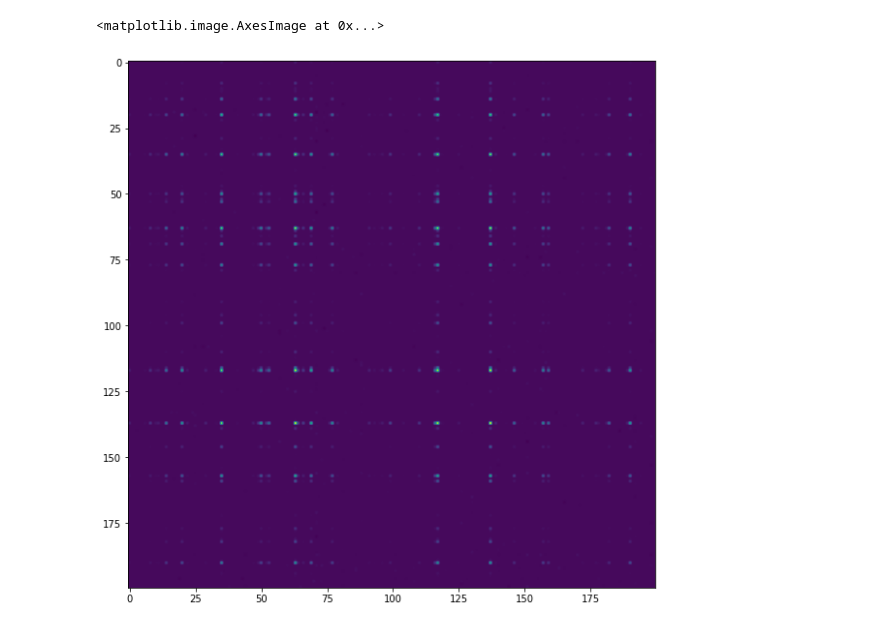
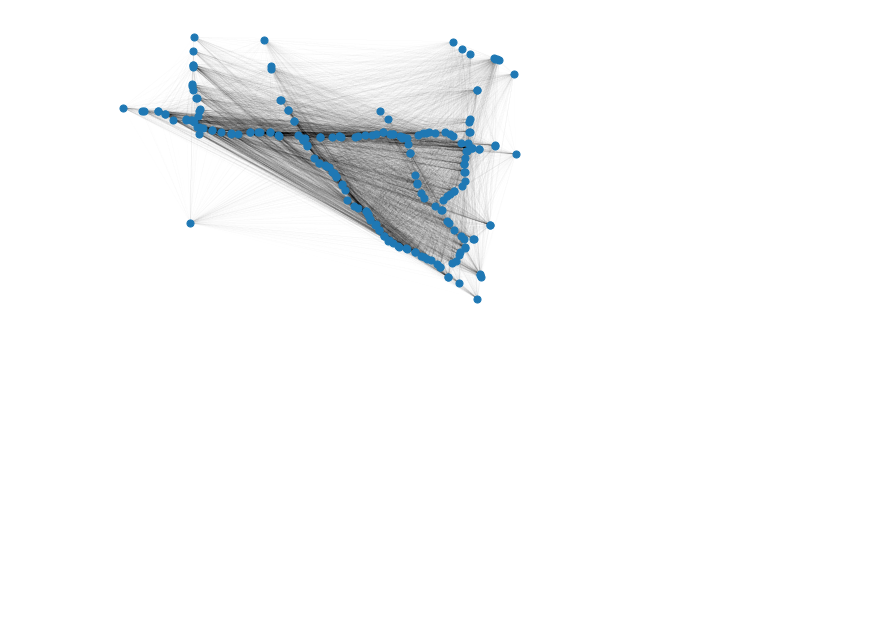
Before and after one commit to hpi-sam/GNN-SpaceTimeGraphs, a Jupyter notebook: misc/tiago_was_here_again.ipynb, the cells around one changed output. Saved outputs shown, nothing was run; the diff lists cells and outputs as text; code cells hidden in the pictures; blank space fills up the shorter version.

```diff
--- a/misc/tiago_was_here_again.ipynb
+++ b/misc/tiago_was_here_again.ipynb
@@ -32,6 +54,7 @@ plt.imshow(model_sate["g_last.ws"])
-# %%
-plt.figure(figsize=(10,10))
-plt.imshow(model_sate["g_last.wp"])
-# %% [output]
-<matplotlib.image.AxesImage at 0x...>
-[figure, removed]
+# %%
+place = "metr_la"
+place_path = pathlib.Path("../data")/place
+pos = np.load(place_path/f'pos_{place.split("_")[1]}.npy')
+graph_plotter(last_ws, width = get_weights(last_ws), pos=pos)
+# %% [output]
+[figure, added]
```
Also changed, not shown: parts of 9 cells of this notebook.
